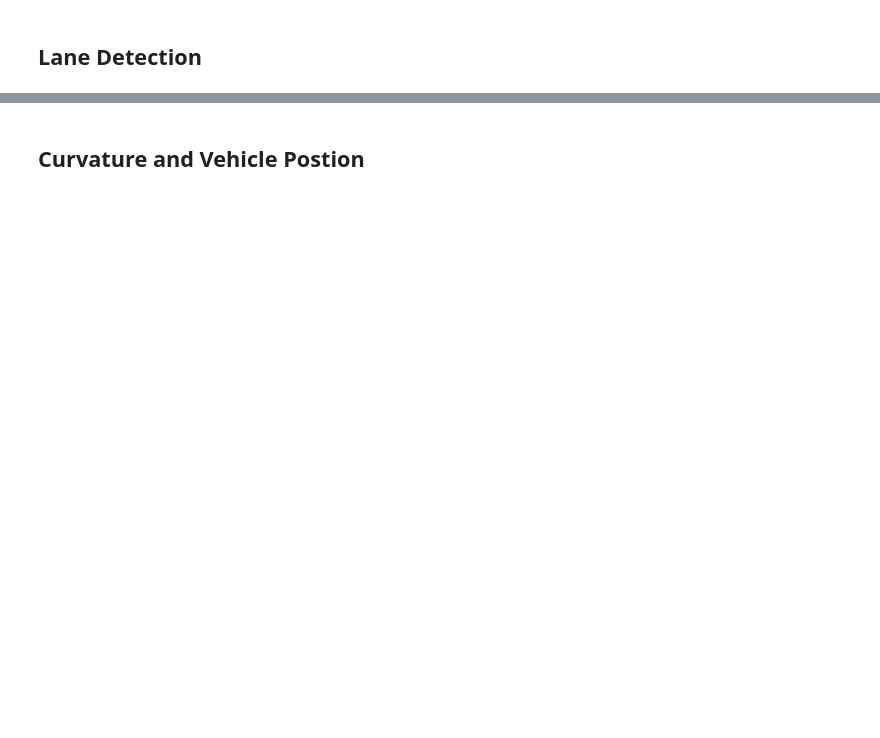
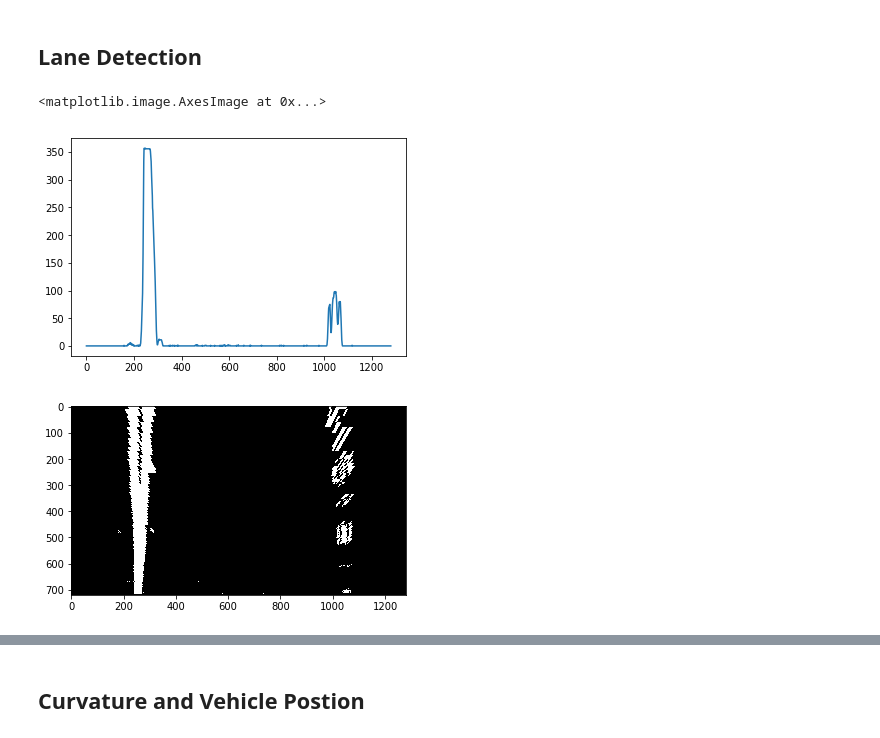
Before and after one commit to baninho/CarND-P4, a Jupyter notebook: P4.ipynb, the cells around one changed output, grey strips where cells are left out. Drawn from its saved outputs; the diff is of its cells as text; code cells hidden in the pictures; blank space fills up the shorter version.

```diff
--- a/P4.ipynb
+++ b/P4.ipynb
@@ -92,0 +350,11 @@ def warper(img, src, dst):
+# %%
+img = cv2.imread(road_images[0])[:,:,::-1]
+processed_img = warper(region_of_interest(combined_bin(img), vertices), src, dst)
+histogram = np.sum(processed_img[processed_img.shape[0]//2:,:], axis=0)
+plt.plot(histogram)
+plt.figure()
+plt.imshow(processed_img, cmap = 'gray')
+# %% [output]
+<matplotlib.image.AxesImage at 0x...>
+[figure, added]
+[figure, added]
```
Also changed, not shown: parts of 22 cells of this notebook.
